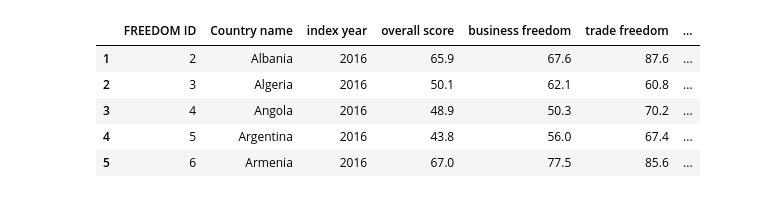
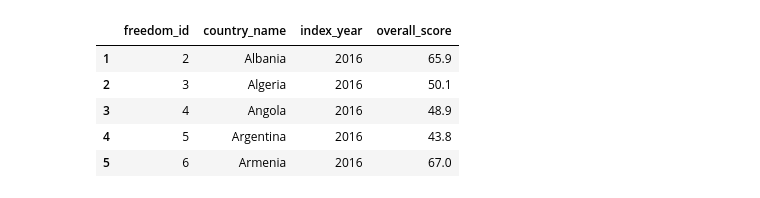
Before and after one commit to ebettrico/ETL_project, a Jupyter notebook: ETL Project/ETL Project.ipynb, the cells around one changed output. Drawn from its saved outputs; the diff is of its cells as text; code cells hidden in the pictures.

```diff
--- a/ETL Project/ETL Project.ipynb
+++ b/ETL Project/ETL Project.ipynb
@@ -25,0 +16,3 @@ new_freedom_data.head()
+# %%
+new_freedom_data = freedom_data_df[['freedom_id','country_name','index_year', 'overall_score']].copy()
+new_freedom_data.head()
@@ -26,13 +26,13 @@ new_freedom_data.head()
 # %%
-v2_freedom_data= new_freedom_data[pd.notnull(new_freedom_data['overall score'])]
+v2_freedom_data= new_freedom_data[pd.notnull(new_freedom_data['overall_score'])]
 v2_freedom_data.head()
 # %% [output]
-|  | FREEDOM ID | Country name | index year | overall score | business freedom | trade freedom | ... |
-| 1 | 2 | Albania | 2016 | 65.9 | 67.6 | 87.6 | ... |
-| 2 | 3 | Algeria | 2016 | 50.1 | 62.1 | 60.8 | ... |
-| 3 | 4 | Angola | 2016 | 48.9 | 50.3 | 70.2 | ... |
-| 4 | 5 | Argentina | 2016 | 43.8 | 56.0 | 67.4 | ... |
-| 5 | 6 | Armenia | 2016 | 67.0 | 77.5 | 85.6 | ... |
+|  | freedom_id | country_name | index_year | overall_score |
+| 1 | 2 | Albania | 2016 | 65.9 |
+| 2 | 3 | Algeria | 2016 | 50.1 |
+| 3 | 4 | Angola | 2016 | 48.9 |
+| 4 | 5 | Argentina | 2016 | 43.8 |
+| 5 | 6 | Armenia | 2016 | 67.0 |
 # %%
 csv2_file = "world_trade_banking.csv"
 trading_data_df = pd.read_csv(csv2_file)
```
Also changed, not shown: parts of 15 cells of this notebook, 3 other files.
